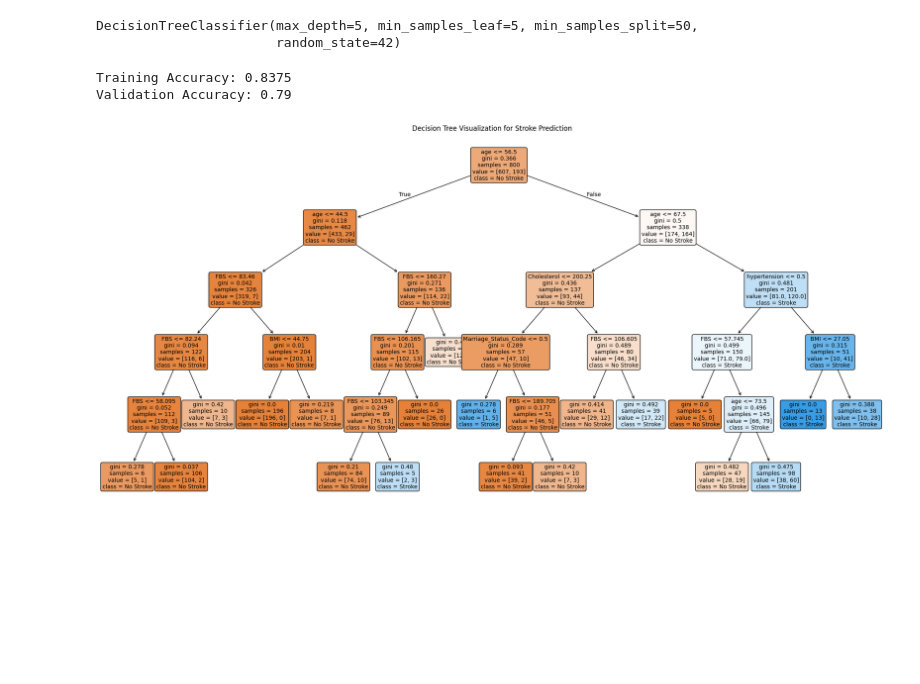
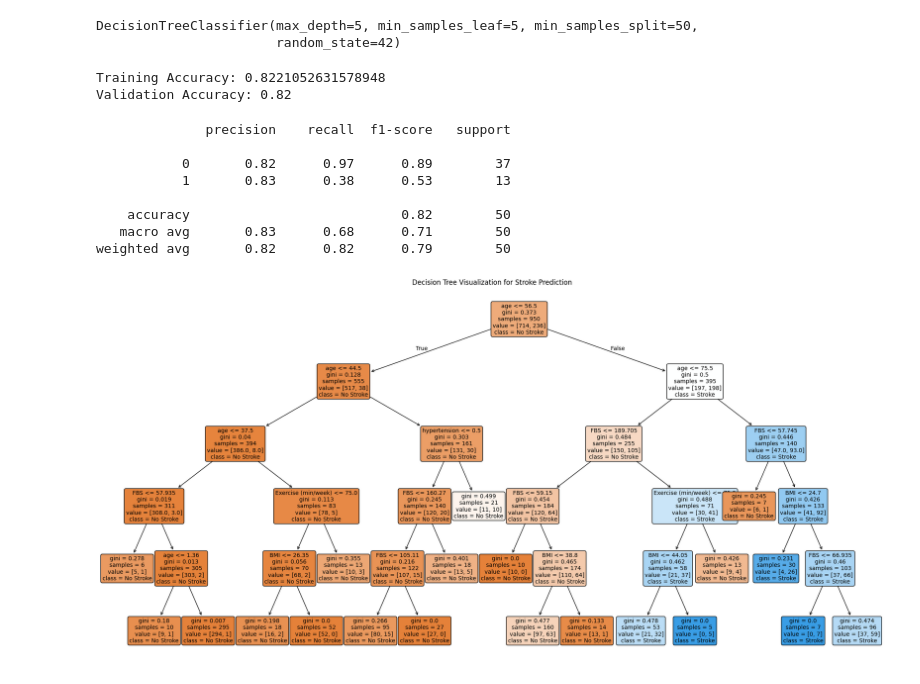
Before and after one commit to TK114-5354/Basic_principles_of_Artificial_intelligence, a Jupyter notebook: task1/task/task1.ipynb, the cells around one changed output. Saved outputs shown, nothing was run; the diff lists cells and outputs as text; code cells hidden in the pictures; blank space fills up the shorter version.

```diff
--- a/task1/task/task1.ipynb
+++ b/task1/task/task1.ipynb
@@ -12,7 +12,7 @@ data = pd.read_csv(data_path)
 data_encoded = pd.get_dummies(data, drop_first=True)
 x = data_encoded.drop('stroke', axis=1)
 y = data_encoded['stroke']
-x_train, x_test, y_train, y_test = train_test_split(x, y, test_size=0.2, random_state=1) # 80% training and 20% test
+x_train, x_test, y_train, y_test = train_test_split(x, y, test_size=0.05, random_state=1) # 80% training and 20% test
 # %%
 clf = DecisionTreeClassifier(
     max_depth=5,
@@ -28,25 +28,35 @@ DecisionTreeClassifier(max_depth=5, min_samples_leaf=5, min_samples_split=50,
 print("Training Accuracy:", clf.score(x_train, y_train))
 print("Validation Accuracy:", clf.score(x_test, y_test))
 # %% [output]
-Training Accuracy: 0.8375
-Validation Accuracy: 0.79
+Training Accuracy: 0.8221052631578948
+Validation Accuracy: 0.82
 # %%
+test_pred = clf.predict(x_test)
+print(classification_report(y_test, test_pred))
 #Graph
 # 1. ตั้งค่าขนาดของภาพ (ปรับตัวเลขได้ถ้าภาพเล็กไป)
 plt.figure(figsize=(25, 12))
 
 # 2. วาดกราฟ
 plot_tree(
     clf,              # ใส่โมเดลที่เราฝึกเสร็จแล้ว
     feature_names=x.columns,      # ใส่ชื่อคอลัมน์เพื่อให้รูว่าโหนดนั้นเช็คค่าอะไร
     class_names=['No Stroke', 'Stroke'], # ใส่ชื่อผลลัพธ์ (0=No Stroke, 1=Stroke)
     filled=True,                  # ระบายสีตามความมั่นใจ (สีเข้ม=มั่นใจมาก)
     rounded=True,                 # ทำให้กล่องมน ดูง่ายขึ้น
     fontsize=10                   # ขนาดตัวอักษร
 )
 
 # 3. แสดงผล
 plt.title("Decision Tree Visualization for Stroke Prediction")
 plt.show()
 # %% [output]
+              precision    recall  f1-score   support
+
+           0       0.82      0.97      0.89        37
+           1       0.83      0.38      0.53        13
+
+    accuracy                           0.82        50
+   macro avg       0.83      0.68      0.71        50
+weighted avg       0.82      0.82      0.79        50
-[figure, old version]
+[figure, new version]
```
Also changed, not shown: 17 other files.
